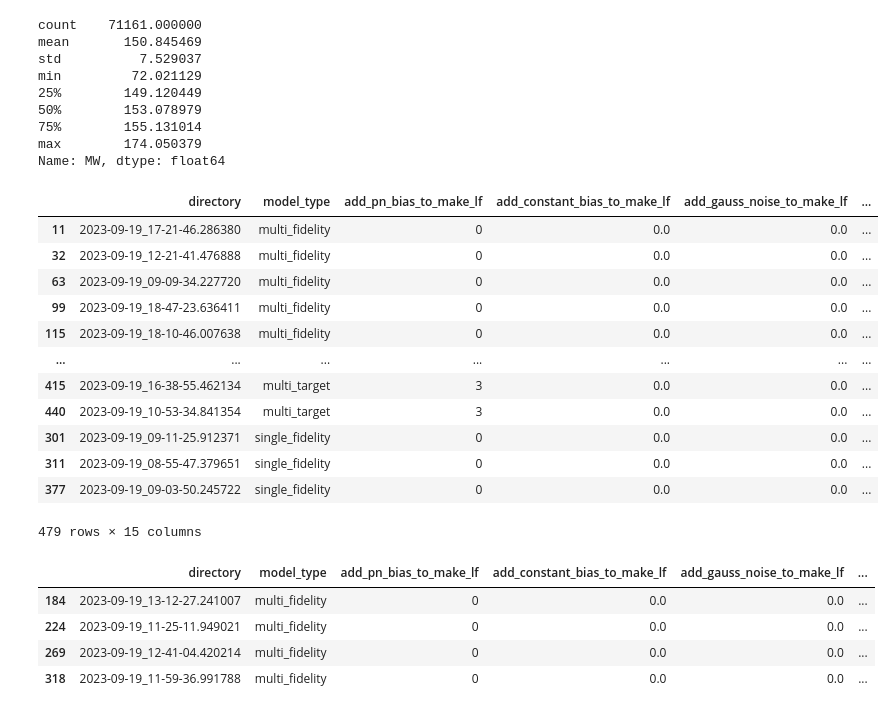
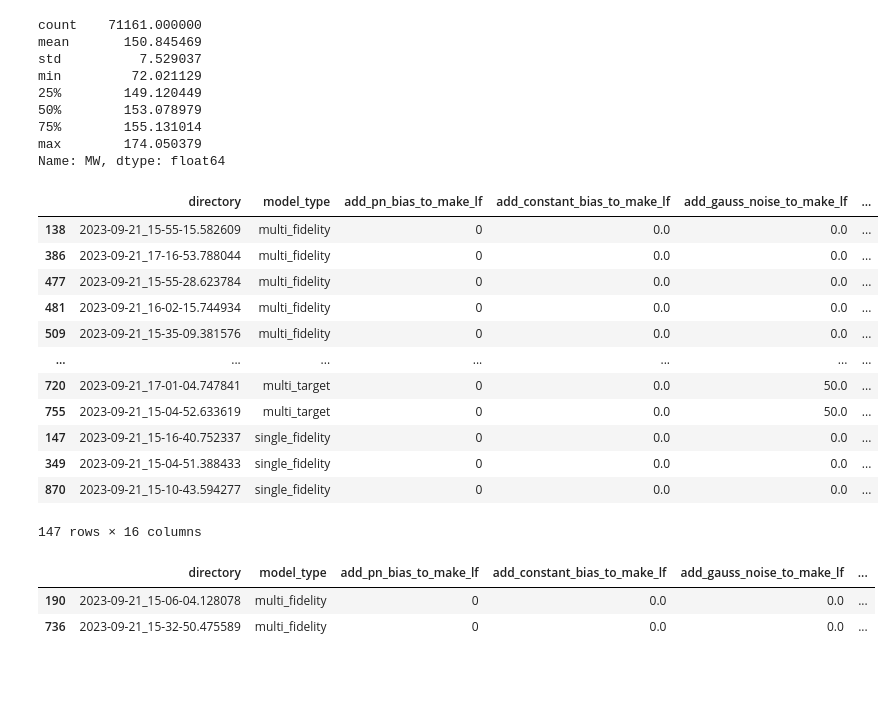
Before and after one commit to sourcery-ai-experiments/chemprop, a Jupyter notebook: multifidelity_results_analysis.ipynb, the cells around one changed output. Drawn from its saved outputs; the diff is of its cells as text; code cells hidden in the pictures; blank space fills up the shorter version.

```diff
--- a/multifidelity_results_analysis.ipynb
+++ b/multifidelity_results_analysis.ipynb
@@ -46,56 +46,59 @@ for subdir in os.listdir(root_dir):
     subdir_path = os.path.join(root_dir, subdir)
     if os.path.isdir(subdir_path):
 
         # specify important files in the subdirectory
         json_path = os.path.join(subdir_path, "args.json")
         csv_path = os.path.join(subdir_path, "test_metrics.csv")
 
         # read in args.json
         with open(json_path, 'r') as f:
             json_data = json.load(f)
         json_df = pd.DataFrame({k:[v] for k, v in json_data.items()})
 
         # read in test_metrics.csv
         try:
             csv_df = pd.read_csv(csv_path)
         except FileNotFoundError:  # if job didn't finish, there'll be no CSV
             continue
 
         # concatentate horizontally
         df = pd.DataFrame({"directory": [subdir]})
         df = pd.concat([df, json_df, csv_df], axis=1)
         dfs.append(df)
 
 # combine the data into a single DataFrame
 df = pd.concat(dfs, ignore_index=True)
 df.drop(columns=['data_file', 'hf_col_name', 'lf_col_name', 'save_test_plot',
                  'num_epochs', 'export_train_and_val', 'scale_data',
-                 'split_type','results_dir'], inplace=True)
+                 'results_dir'], inplace=True)
+
+# df = df[df['split_type'] == 'random']
+# df = df[df['split_type'] == 'scaffold']
+df = df[df['split_type'] == 'h298']
+
 df.sort_values(by=['model_type', 'add_pn_bias_to_make_lf', 'add_constant_bias_to_make_lf', 'add_gauss_noise_to_make_lf', 'add_descriptor_bias_to_make_lf', 'lf_hf_size_ratio'])
 # %% [output]
 |  | directory | model_type | add_pn_bias_to_make_lf | add_constant_bias_to_make_lf | add_gauss_noise_to_make_lf | ... |
-| 11 | 2023-09-19_17-21-46.286380 | multi_fidelity | 0 | 0.0 | 0.0 | ... |
-| 32 | 2023-09-19_12-21-41.476888 | multi_fidelity | 0 | 0.0 | 0.0 | ... |
-| 63 | 2023-09-19_09-09-34.227720 | multi_fidelity | 0 | 0.0 | 0.0 | ... |
-| 99 | 2023-09-19_18-47-23.636411 | multi_fidelity | 0 | 0.0 | 0.0 | ... |
-| 115 | 2023-09-19_18-10-46.007638 | multi_fidelity | 0 | 0.0 | 0.0 | ... |
+| 138 | 2023-09-21_15-55-15.582609 | multi_fidelity | 0 | 0.0 | 0.0 | ... |
+| 386 | 2023-09-21_17-16-53.788044 | multi_fidelity | 0 | 0.0 | 0.0 | ... |
+| 477 | 2023-09-21_15-55-28.623784 | multi_fidelity | 0 | 0.0 | 0.0 | ... |
+| 481 | 2023-09-21_16-02-15.744934 | multi_fidelity | 0 | 0.0 | 0.0 | ... |
+| 509 | 2023-09-21_15-35-09.381576 | multi_fidelity | 0 | 0.0 | 0.0 | ... |
 | ... | ... | ... | ... | ... | ... | ... |
-| 415 | 2023-09-19_16-38-55.462134 | multi_target | 3 | 0.0 | 0.0 | ... |
-| 440 | 2023-09-19_10-53-34.841354 | multi_target | 3 | 0.0 | 0.0 | ... |
-| 301 | 2023-09-19_09-11-25.912371 | single_fidelity | 0 | 0.0 | 0.0 | ... |
-| 311 | 2023-09-19_08-55-47.379651 | single_fidelity | 0 | 0.0 | 0.0 | ... |
-| 377 | 2023-09-19_09-03-50.245722 | single_fidelity | 0 | 0.0 | 0.0 | ... |
+| 720 | 2023-09-21_17-01-04.747841 | multi_target | 0 | 0.0 | 50.0 | ... |
+| 755 | 2023-09-21_15-04-52.633619 | multi_target | 0 | 0.0 | 50.0 | ... |
+| 147 | 2023-09-21_15-16-40.752337 | single_fidelity | 0 | 0.0 | 0.0 | ... |
+| 349 | 2023-09-21_15-04-51.388433 | single_fidelity | 0 | 0.0 | 0.0 | ... |
+| 870 | 2023-09-21_15-10-43.594277 | single_fidelity | 0 | 0.0 | 0.0 | ... |
-479 rows × 15 columns
+147 rows × 16 columns
 # %%
 df.loc[(df['model_type'] == 'multi_fidelity') & (df['add_pn_bias_to_make_lf'] == 0) & (df['add_constant_bias_to_make_lf'] == 0) & (df['add_gauss_noise_to_make_lf'] == 0) & \
        (df['add_descriptor_bias_to_make_lf'] == 0) & (df['lf_hf_size_ratio'] == 100) \
        & (df['lf_superset_of_hf'] == True) & (df['seed'] == 0)]
 # %% [output]
 |  | directory | model_type | add_pn_bias_to_make_lf | add_constant_bias_to_make_lf | add_gauss_noise_to_make_lf | ... |
-| 184 | 2023-09-19_13-12-27.241007 | multi_fidelity | 0 | 0.0 | 0.0 | ... |
-| 224 | 2023-09-19_11-25-11.949021 | multi_fidelity | 0 | 0.0 | 0.0 | ... |
-| 269 | 2023-09-19_12-41-04.420214 | multi_fidelity | 0 | 0.0 | 0.0 | ... |
-| 318 | 2023-09-19_11-59-36.991788 | multi_fidelity | 0 | 0.0 | 0.0 | ... |
+| 190 | 2023-09-21_15-06-04.128078 | multi_fidelity | 0 | 0.0 | 0.0 | ... |
+| 736 | 2023-09-21_15-32-50.475589 | multi_fidelity | 0 | 0.0 | 0.0 | ... |
 # %%
 # df[df.duplicated(['model_type', 'add_pn_bias_to_make_lf', 'add_constant_bias_to_make_lf',
 #             'add_gauss_noise_to_make_lf', 'add_descriptor_bias_to_make_lf', 'lf_hf_size_ratio', 'lf_superset_of_hf','seed'])]
```
Also changed, not shown: parts of 5 cells of this notebook, 1 other file.
